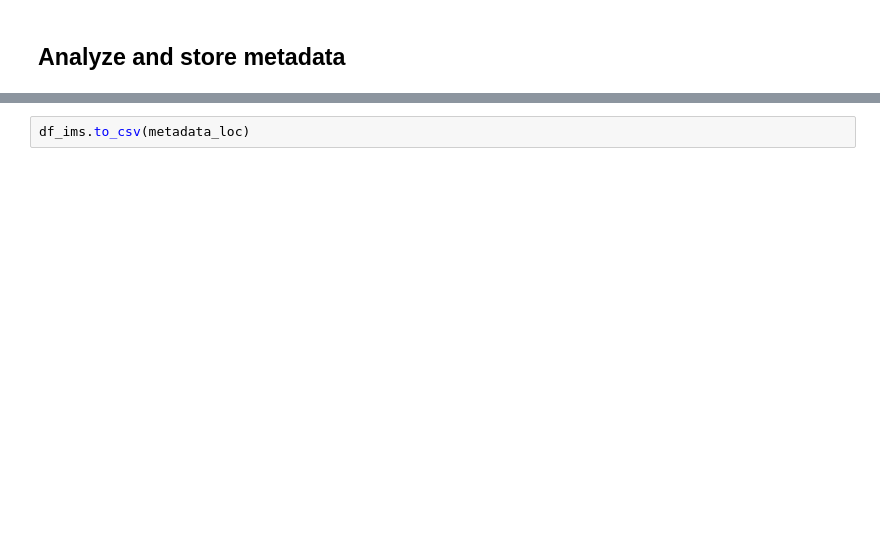
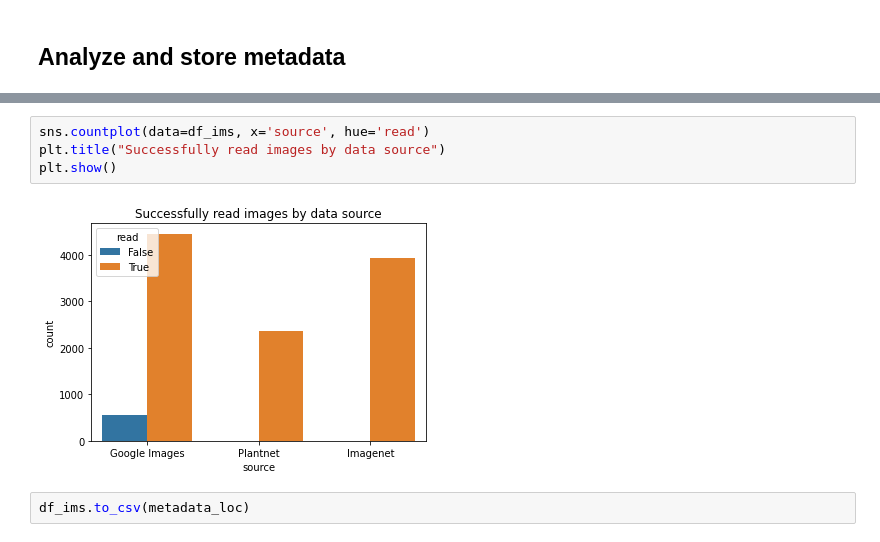
Before and after one commit to KenWronka/poison_ivy_detector, a Jupyter notebook: code/model_pipeline_v1/1.1-download_and_store_images.ipynb, the cells around one changed output, grey strips where cells are left out. Drawn from its saved outputs; the diff is of its cells as text; blank space fills up the shorter version.

```diff
--- a/code/model_pipeline_v1/1.1-download_and_store_images.ipynb
+++ b/code/model_pipeline_v1/1.1-download_and_store_images.ipynb
@@ -331,2 +419,8 @@ plt.show()
+# %%
+sns.countplot(data=df_ims, x='source', hue='read')
+plt.title("Successfully read images by data source")
+plt.show()
+# %% [output]
+[figure, added]
 # %%
 df_ims.to_csv(metadata_loc)
```
Also changed, not shown: parts of 14 cells of this notebook.
